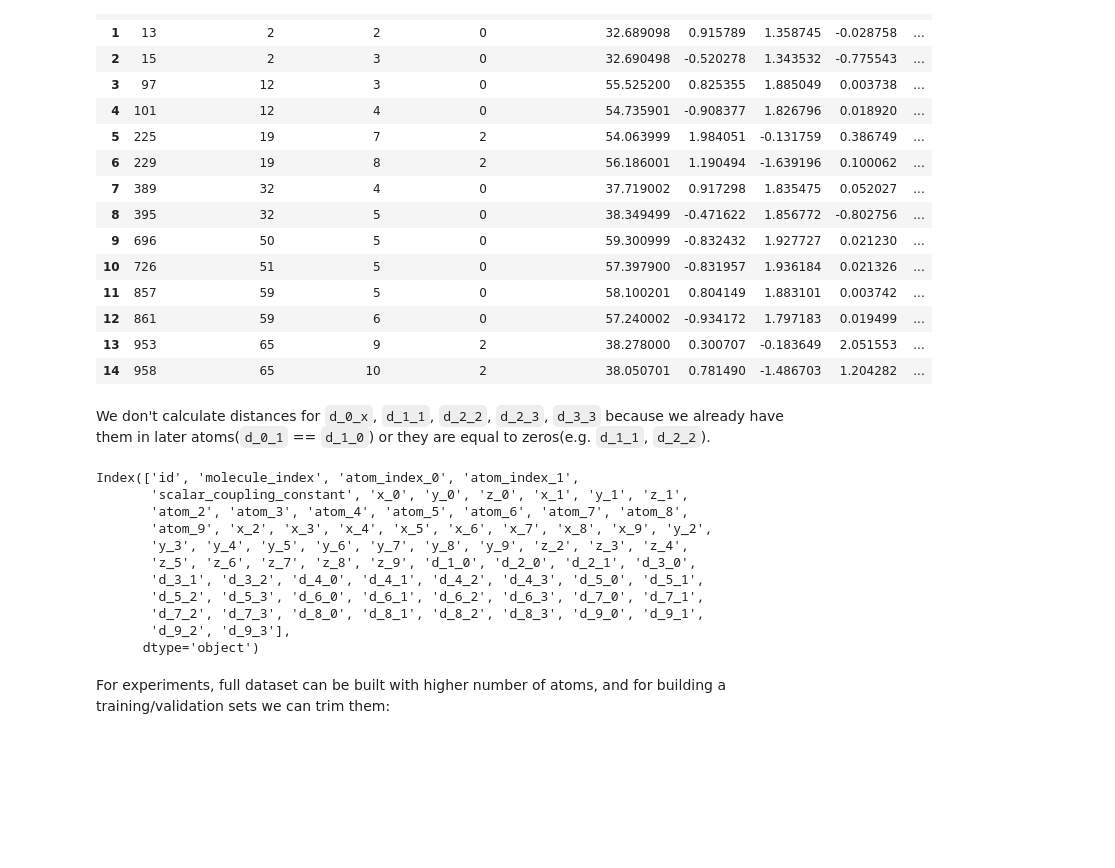
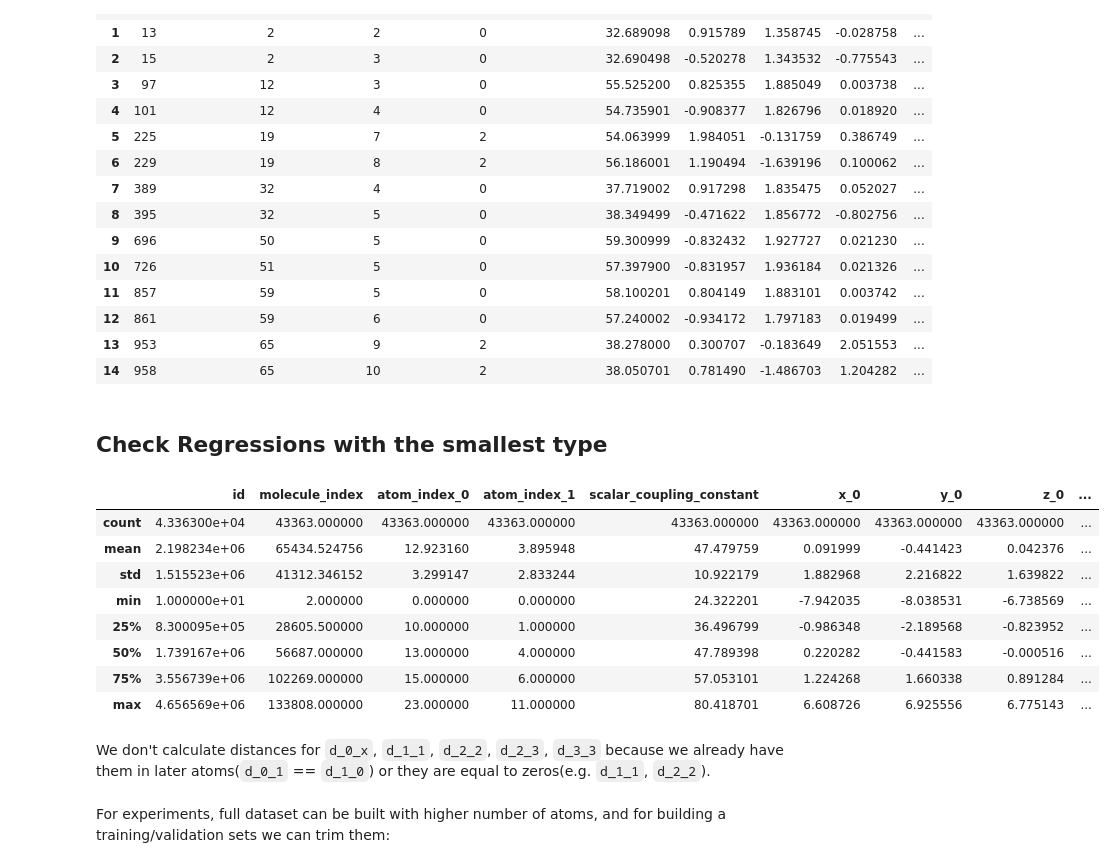
Before and after one commit to dmvlasenk/Kaggle_Predicting_Molecular_Properties, a Jupyter notebook: src/main.ipynb, the cells around one changed output. Drawn from its saved outputs; the diff is of its cells as text; code cells hidden in the pictures; blank space fills up the shorter version.

```diff
--- a/src/main.ipynb
+++ b/src/main.ipynb
@@ -323,22 +349,22 @@ full.head(15)
 | 12 | 861 | 59 | 6 | 0 | 57.240002 | -0.934172 | 1.797183 | 0.019499 | ... |
 | 13 | 953 | 65 | 9 | 2 | 38.278000 | 0.300707 | -0.183649 | 2.051553 | ... |
 | 14 | 958 | 65 | 10 | 2 | 38.050701 | 0.781490 | -1.486703 | 1.204282 | ... |
+# %% [markdown]
+## Check Regressions with the smallest type
+# %%
+full.describe()
+# %% [output]
+|  | id | molecule_index | atom_index_0 | atom_index_1 | scalar_coupling_constant | x_0 | y_0 | z_0 | ... |
+| count | 4.336300e+04 | 43363.000000 | 43363.000000 | 43363.000000 | 43363.000000 | 43363.000000 | 43363.000000 | 43363.000000 | ... |
+| mean | 2.198234e+06 | 65434.524756 | 12.923160 | 3.895948 | 47.479759 | 0.091999 | -0.441423 | 0.042376 | ... |
+| std | 1.515523e+06 | 41312.346152 | 3.299147 | 2.833244 | 10.922179 | 1.882968 | 2.216822 | 1.639822 | ... |
+| min | 1.000000e+01 | 2.000000 | 0.000000 | 0.000000 | 24.322201 | -7.942035 | -8.038531 | -6.738569 | ... |
+| 25% | 8.300095e+05 | 28605.500000 | 10.000000 | 1.000000 | 36.496799 | -0.986348 | -2.189568 | -0.823952 | ... |
+| 50% | 1.739167e+06 | 56687.000000 | 13.000000 | 4.000000 | 47.789398 | 0.220282 | -0.441583 | -0.000516 | ... |
+| 75% | 3.556739e+06 | 102269.000000 | 15.000000 | 6.000000 | 57.053101 | 1.224268 | 1.660338 | 0.891284 | ... |
+| max | 4.656569e+06 | 133808.000000 | 23.000000 | 11.000000 | 80.418701 | 6.608726 | 6.925556 | 6.775143 | ... |
 # %% [markdown]
 We don't calculate distances for `d_0_x`, `d_1_1`, `d_2_2`, `d_2_3`, `d_3_3` because we already have them in later atoms(`d_0_1` == `d_1_0`) or they are equal to zeros(e.g. `d_1_1`, `d_2_2`).
-# %%
-full.columns
-# %% [output]
-Index(['id', 'molecule_index', 'atom_index_0', 'atom_index_1',
-       'scalar_coupling_constant', 'x_0', 'y_0', 'z_0', 'x_1', 'y_1', 'z_1',
-       'atom_2', 'atom_3', 'atom_4', 'atom_5', 'atom_6', 'atom_7', 'atom_8',
-       'atom_9', 'x_2', 'x_3', 'x_4', 'x_5', 'x_6', 'x_7', 'x_8', 'x_9', 'y_2',
-       'y_3', 'y_4', 'y_5', 'y_6', 'y_7', 'y_8', 'y_9', 'z_2', 'z_3', 'z_4',
-       'z_5', 'z_6', 'z_7', 'z_8', 'z_9', 'd_1_0', 'd_2_0', 'd_2_1', 'd_3_0',
-       'd_3_1', 'd_3_2', 'd_4_0', 'd_4_1', 'd_4_2', 'd_4_3', 'd_5_0', 'd_5_1',
-       'd_5_2', 'd_5_3', 'd_6_0', 'd_6_1', 'd_6_2', 'd_6_3', 'd_7_0', 'd_7_1',
-       'd_7_2', 'd_7_3', 'd_8_0', 'd_8_1', 'd_8_2', 'd_8_3', 'd_9_0', 'd_9_1',
-       'd_9_2', 'd_9_3'],
-      dtype='object')
 # %% [markdown]
 For experiments, full dataset can be built with higher number of atoms, and for building a training/validation sets we can trim them:
 # %%
```
Also changed, not shown: parts of 12 cells of this notebook, 7 other files.
